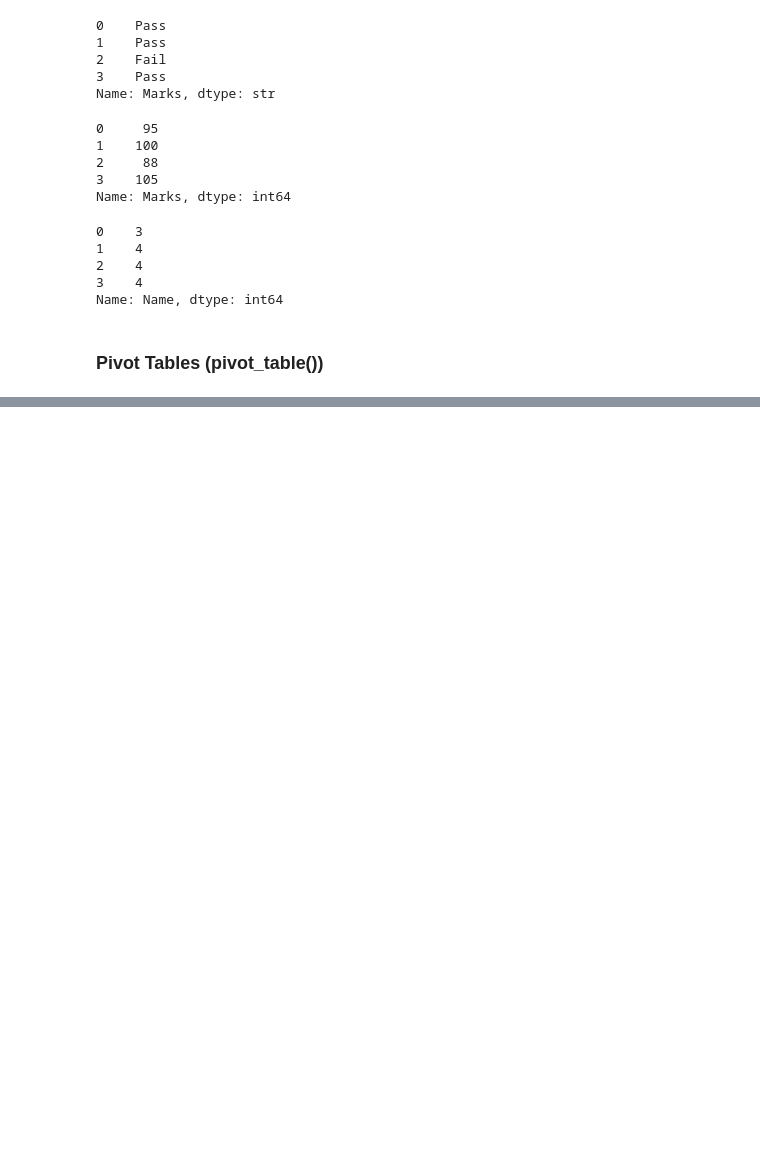
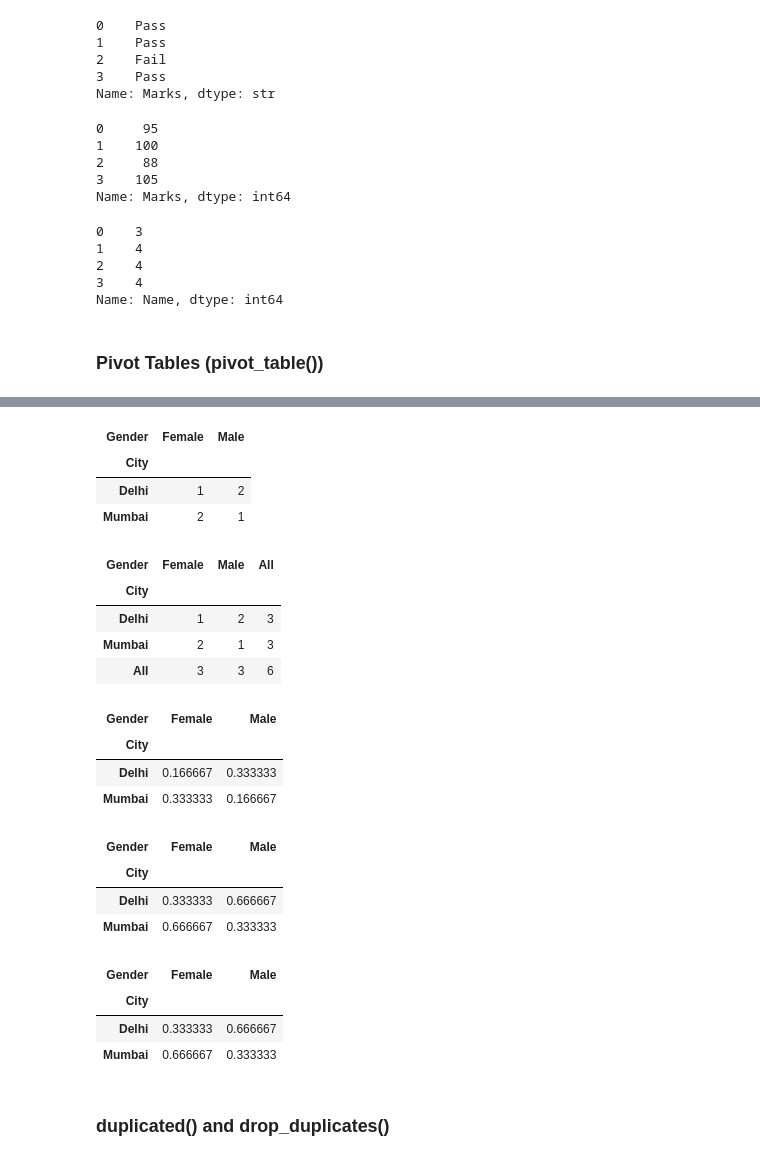
Before and after one commit to Sumaira-K/Python-Libraries, a Jupyter notebook: Pandas/Pandas_practice.ipynb, the cells around one changed output, grey strips where cells are left out. Drawn from its saved outputs; the diff is of its cells as text; code cells hidden in the pictures; blank space fills up the shorter version.

```diff
--- a/Pandas/Pandas_practice.ipynb
+++ b/Pandas/Pandas_practice.ipynb
@@ -1192,0 +1275,12 @@ Name: Name, dtype: int64
+# %%
+import pandas as pd
+
+data = {
+    "Name": ["Ali", "Sara", "John", "Emma", "David", "Aisha"],
+    "Gender": ["Male", "Female", "Male", "Female", "Male", "Female"],
+    "City": ["Delhi", "Delhi", "Mumbai", "Mumbai", "Delhi", "Mumbai"]
+}
+
+df = pd.DataFrame(data)
+
+print(df)
@@ -1192,0 +1295,54 @@ Name: Name, dtype: int64
+# %%
+pd.crosstab(df["City"], df["Gender"])
+# %% [output]
+| Gender | Female | Male |
+| City |  |  |
+| Delhi | 1 | 2 |
+| Mumbai | 2 | 1 |
+# %%
+pd.crosstab(
+    df["City"],
+    df["Gender"],
+    margins=True
+)
+# %% [output]
+| Gender | Female | Male | All |
+| City |  |  |  |
+| Delhi | 1 | 2 | 3 |
+| Mumbai | 2 | 1 | 3 |
+| All | 3 | 3 | 6 |
+# %%
+pd.crosstab(
+    df["City"],
+    df["Gender"],
+    normalize=True
+)
+# %% [output]
+| Gender | Female | Male |
+| City |  |  |
+| Delhi | 0.166667 | 0.333333 |
+| Mumbai | 0.333333 | 0.166667 |
+# %%
+pd.crosstab(
+    df["City"],
+    df["Gender"],
+    normalize="index"
+)
+# %% [output]
+| Gender | Female | Male |
+| City |  |  |
+| Delhi | 0.333333 | 0.666667 |
+| Mumbai | 0.666667 | 0.333333 |
+# %%
+pd.crosstab(
+    df["City"],
+    df["Gender"],
+    normalize="columns"
+)
+# %% [output]
+| Gender | Female | Male |
+| City |  |  |
+| Delhi | 0.333333 | 0.666667 |
+| Mumbai | 0.666667 | 0.333333 |
+# %% [markdown]
+### duplicated() and drop_duplicates()
```
Also changed, not shown: parts of 46 cells of this notebook.
